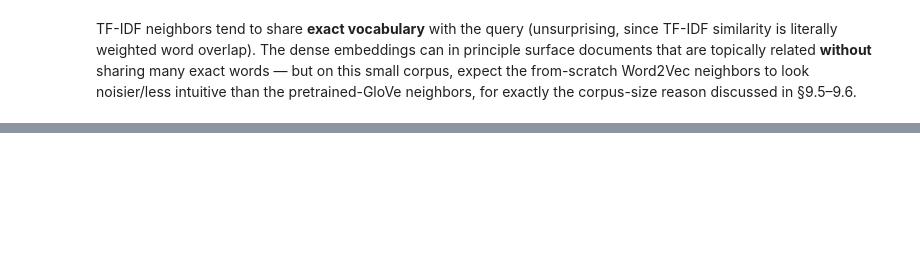
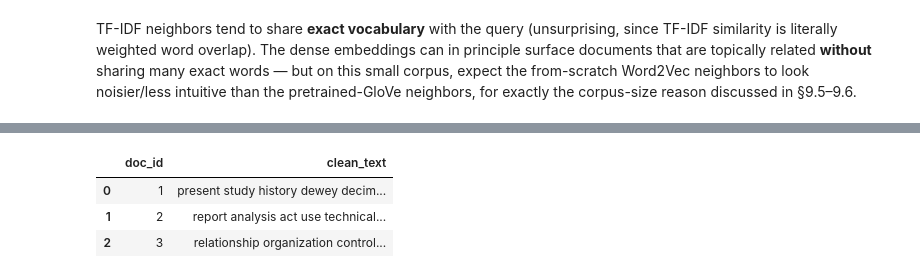
Before and after one commit to Jero2110/NLP_Phase02, a Jupyter notebook: analysis/analysis.ipynb, the cells around one changed output, grey strips where cells are left out. Drawn from its saved outputs; the diff is of its cells as text; code cells hidden in the pictures; blank space fills up the shorter version.

Commit message:
Beggining of the report

```diff
--- a/analysis/analysis.ipynb
+++ b/analysis/analysis.ipynb
@@ -1148,0 +1196,8 @@ risky, and borrowing pretrained ones (GloVe) is the more reliable choice.
+# %%
+processed_df["clean_text"] = processed_df["lemmas"].apply(lambda toks: " ".join(toks))
+processed_df[["doc_id", "clean_text"]].head(3)
+# %% [output]
+|  | doc_id | clean_text |
+| 0 | 1 | present study history dewey decim... |
+| 1 | 2 | report analysis act use technical... |
+| 2 | 3 | relationship organization control... |
```
Also changed, not shown: parts of 42 cells of this notebook, 1 other file.
